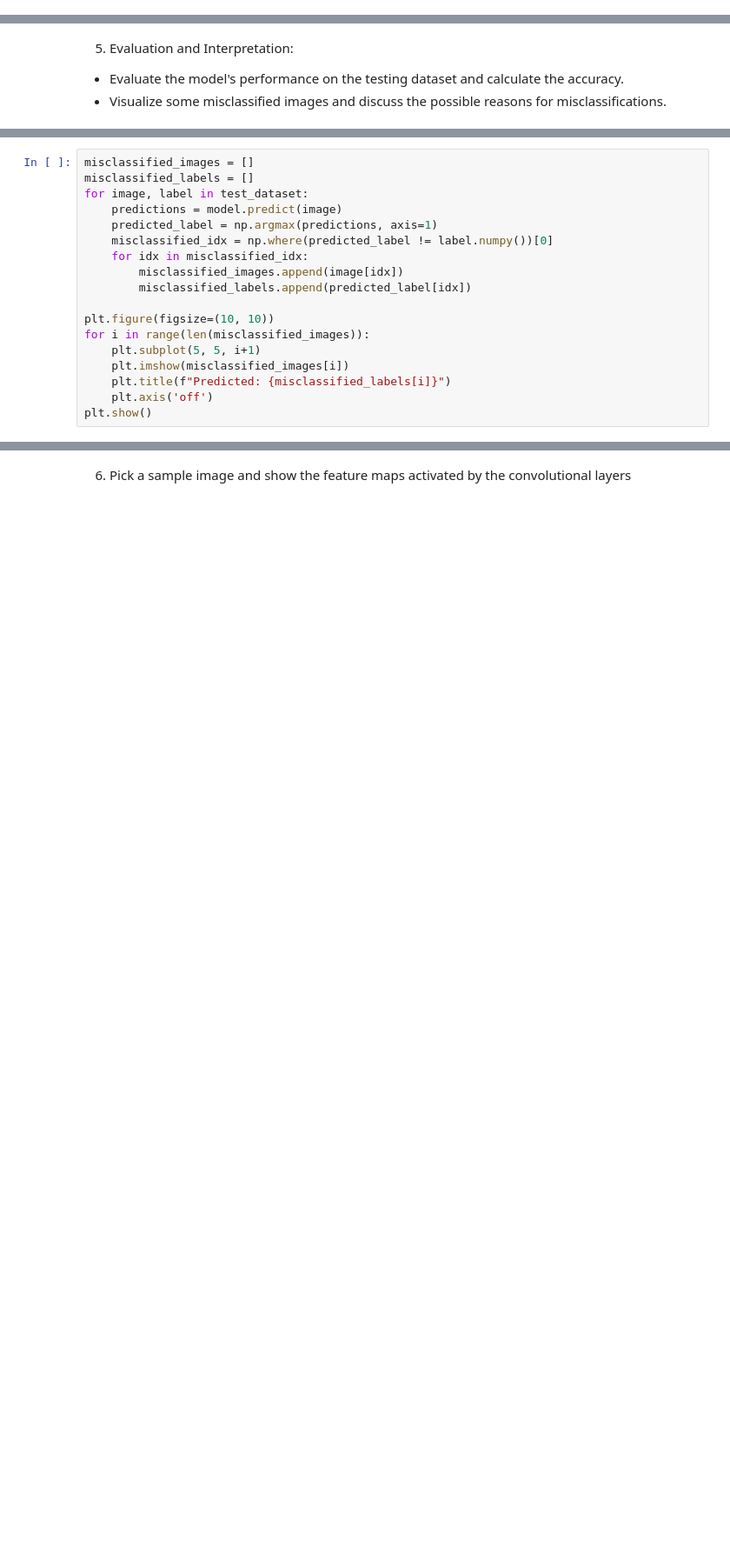
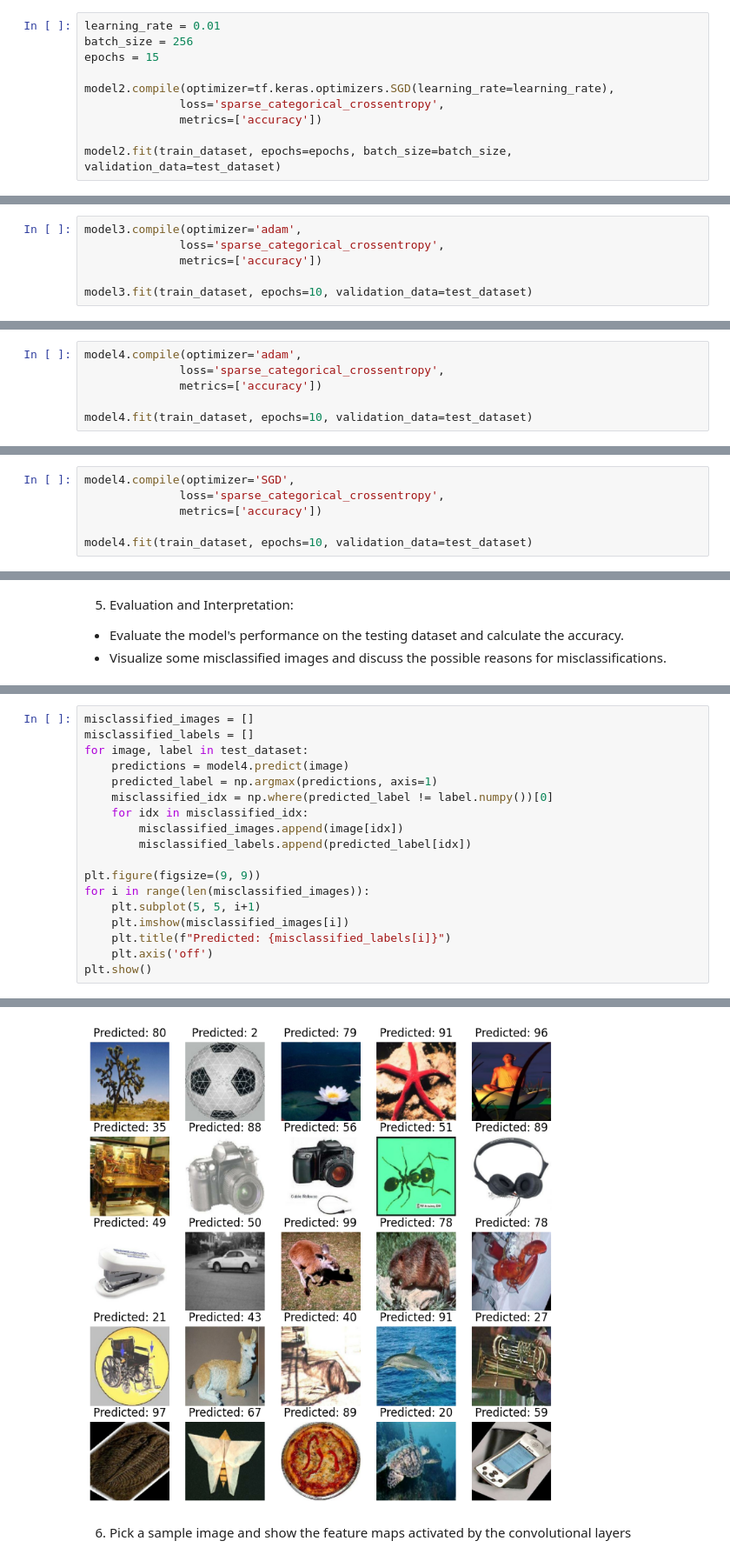
Before and after one commit to PaolaMaribel18/hands-on-2023A, a Jupyter notebook: notebooks/10_introCNN.ipynb, the cells around one changed output, grey strips where cells are left out. Shown at 87% size. Drawn from its saved outputs; the diff is of its cells as text; blank space fills up the shorter version.

```diff
--- a/notebooks/10_introCNN.ipynb
+++ b/notebooks/10_introCNN.ipynb
@@ -73,0 +297,10 @@ model.fit(train_dataset, epochs=10, validation_data=test_dataset)
+# %%
+learning_rate = 0.01
+batch_size = 256
+epochs = 15
+
+model2.compile(optimizer=tf.keras.optimizers.SGD(learning_rate=learning_rate),
+              loss='sparse_categorical_crossentropy',
+              metrics=['accuracy'])
+
+model2.fit(train_dataset, epochs=epochs, batch_size=batch_size, validation_data=test_dataset)
@@ -73,0 +328,6 @@ model.fit(train_dataset, epochs=10, validation_data=test_dataset)
+# %%
+model3.compile(optimizer='adam',
+              loss='sparse_categorical_crossentropy',
+              metrics=['accuracy'])
+
+model3.fit(train_dataset, epochs=10, validation_data=test_dataset)
@@ -73,0 +358,6 @@ model.fit(train_dataset, epochs=10, validation_data=test_dataset)
+# %%
+model4.compile(optimizer='adam',
+              loss='sparse_categorical_crossentropy',
+              metrics=['accuracy'])
+
+model4.fit(train_dataset, epochs=10, validation_data=test_dataset)
@@ -73,0 +386,6 @@ model.fit(train_dataset, epochs=10, validation_data=test_dataset)
+# %%
+model4.compile(optimizer='SGD',
+              loss='sparse_categorical_crossentropy',
+              metrics=['accuracy'])
+
+model4.fit(train_dataset, epochs=10, validation_data=test_dataset)
@@ -90,17 +533,18 @@ print(f"Accuracy on the test set: {accuracy * 100:.2f}%")
 misclassified_images = []
 misclassified_labels = []
 for image, label in test_dataset:
-    predictions = model.predict(image)
+    predictions = model4.predict(image)
     predicted_label = np.argmax(predictions, axis=1)
     misclassified_idx = np.where(predicted_label != label.numpy())[0]
     for idx in misclassified_idx:
         misclassified_images.append(image[idx])
         misclassified_labels.append(predicted_label[idx])
 
-plt.figure(figsize=(10, 10))
+plt.figure(figsize=(9, 9))
 for i in range(len(misclassified_images)):
     plt.subplot(5, 5, i+1)
     plt.imshow(misclassified_images[i])
     plt.title(f"Predicted: {misclassified_labels[i]}")
     plt.axis('off')
 plt.show()
+# %% [output]
@@ -107,3 +572,4 @@ plt.show()
+[figure, added]
 # %% [markdown]
 6. Pick a sample image and show the feature maps activated by the convolutional layers
 # %%
```
Also changed, not shown: parts of 43 cells of this notebook.
